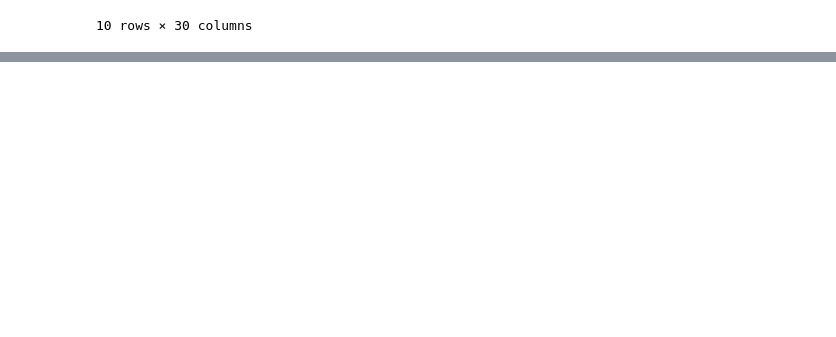
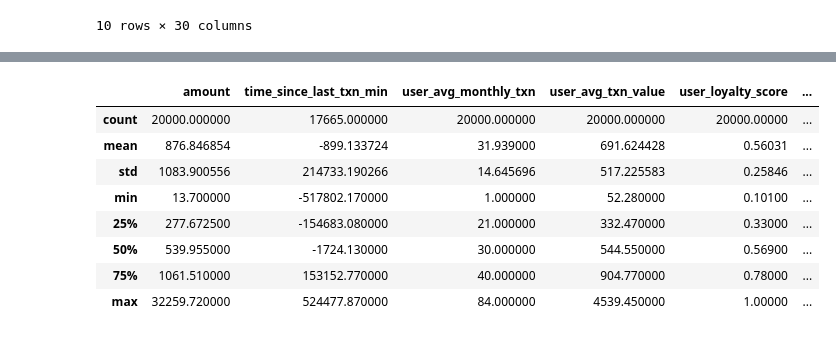
Before and after one commit to Angadthakur/upi-transaction-analyzer, a Jupyter notebook: notebooks/analysis.ipynb, the cells around one changed output, grey strips where cells are left out. Saved outputs shown, nothing was run; the diff lists cells and outputs as text; code cells hidden in the pictures; blank space fills up the shorter version.

```diff
--- a/notebooks/analysis.ipynb
+++ b/notebooks/analysis.ipynb
@@ -131,0 +175,25 @@ df_clean = df.copy()
+# %%
+numeric_columns = [
+    'amount',
+    'time_since_last_txn_min',
+    'user_avg_monthly_txn',
+    'user_avg_txn_value',
+    'user_loyalty_score',
+    'failed_attempts_last_24h',
+    'transaction_velocity',
+    'amount_deviation_score',
+    'balance_after_transaction',
+    'transaction_frequency_score'
+]
+
+df_clean[numeric_columns].describe()
+# %% [output]
+|  | amount | time_since_last_txn_min | user_avg_monthly_txn | user_avg_txn_value | user_loyalty_score | ... |
+| count | 20000.000000 | 17665.000000 | 20000.000000 | 20000.000000 | 20000.00000 | ... |
+| mean | 876.846854 | -899.133724 | 31.939000 | 691.624428 | 0.56031 | ... |
+| std | 1083.900556 | 214733.190266 | 14.645696 | 517.225583 | 0.25846 | ... |
+| min | 13.700000 | -517802.170000 | 1.000000 | 52.280000 | 0.10100 | ... |
+| 25% | 277.672500 | -154683.080000 | 21.000000 | 332.470000 | 0.33000 | ... |
+| 50% | 539.955000 | -1724.130000 | 30.000000 | 544.550000 | 0.56900 | ... |
+| 75% | 1061.510000 | 153152.770000 | 40.000000 | 904.770000 | 0.78000 | ... |
+| max | 32259.720000 | 524477.870000 | 84.000000 | 4539.450000 | 1.00000 | ... |
```
Also changed, not shown: parts of 8 cells of this notebook.
